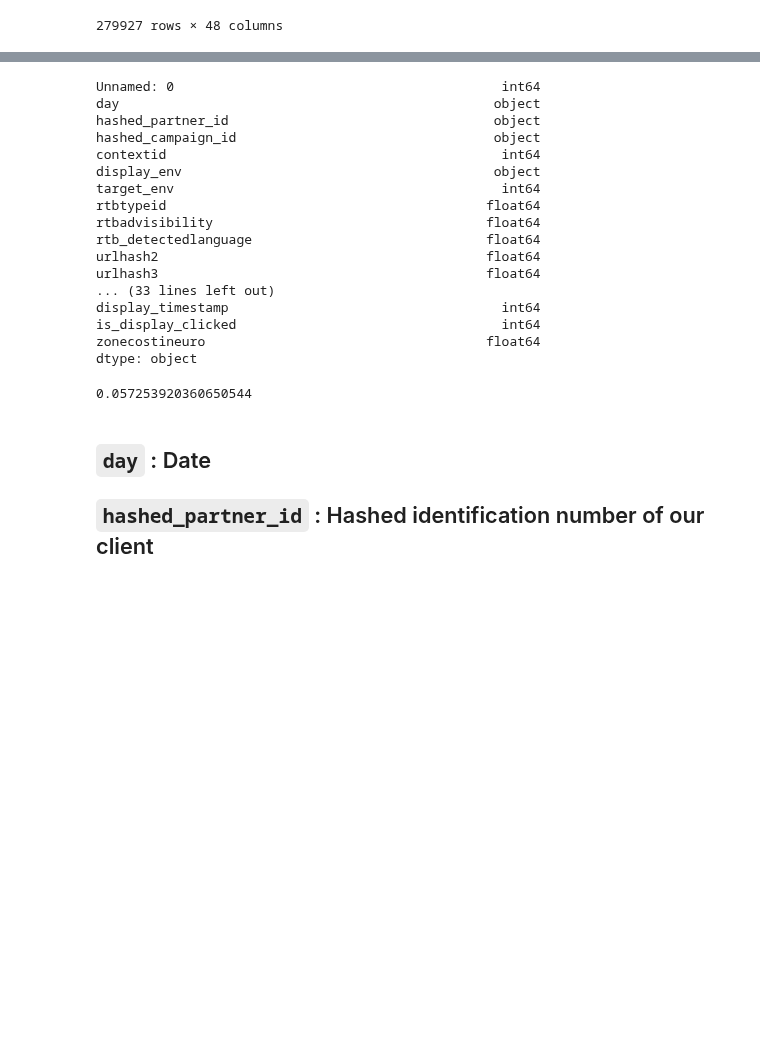
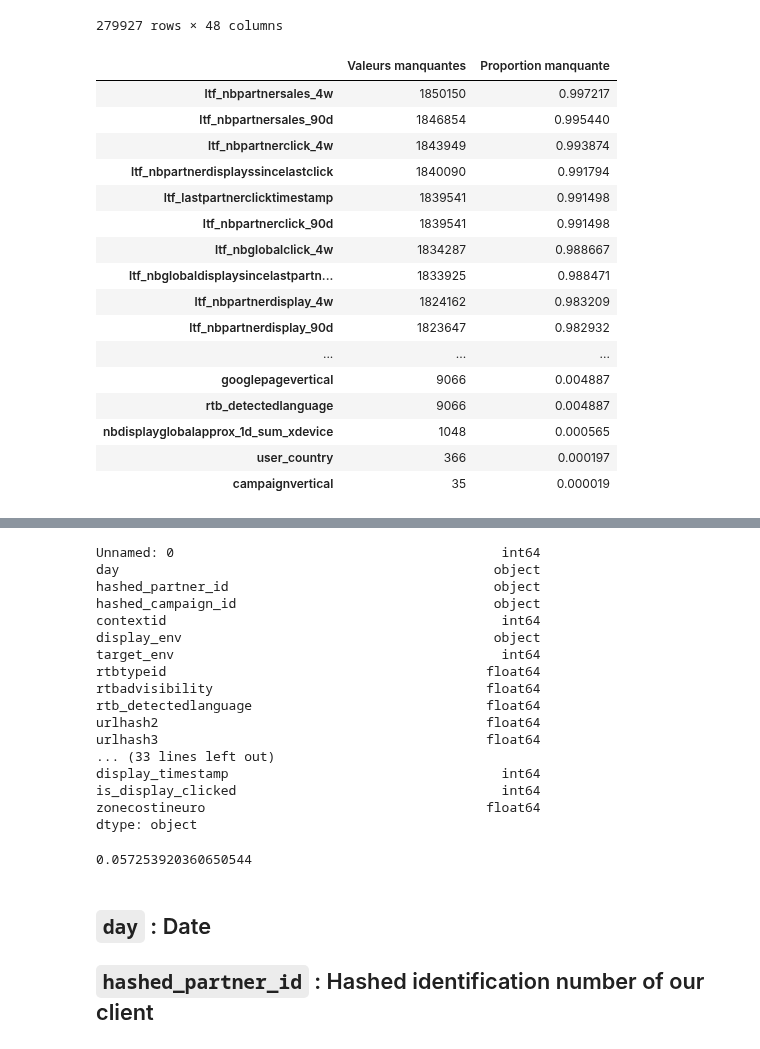
Before and after one commit to baptiste-pasquier/statapp, a Jupyter notebook: discovering.ipynb, the cells around one changed output, grey strips where cells are left out. Cells and saved outputs as stored; diff of their text form; code cells hidden in the pictures; blank space fills up the shorter version.

Commit message:
valeurs manquantes au départ

```diff
--- a/discovering.ipynb
+++ b/discovering.ipynb
@@ -52,6 +52,26 @@ df_test
 | 279925 | 280125 | 2020-10-20 | b'=\xa6\xeef\x99\xda\x1e\xb5-5\x8... | b"f|g\xd5T\xc8\xe2\x90\xc6\xc8\xf... | 9 | web | 1 | ... |
 | 279926 | 280126 | 2020-10-20 | b'=\xa6\xeef\x99\xda\x1e\xb5-5\x8... | b'7\xa0%5\x98\x02\x00\xe5\xa2\xfb... | 6 | web | 1 | ... |
 279927 rows × 48 columns
+# %%
+pd.DataFrame({"Valeurs manquantes":df[df.columns[df.isnull().sum() != 0]].isnull().sum(), "Proportion manquante":df[df.columns[df.isnull().sum() != 0]].isnull().sum()/len(df)}).sort_values("Proportion manquante", ascending=False)
+# %% [output]
+|  | Valeurs manquantes | Proportion manquante |
+| ltf_nbpartnersales_4w | 1850150 | 0.997217 |
+| ltf_nbpartnersales_90d | 1846854 | 0.995440 |
+| ltf_nbpartnerclick_4w | 1843949 | 0.993874 |
+| ltf_nbpartnerdisplayssincelastclick | 1840090 | 0.991794 |
+| ltf_lastpartnerclicktimestamp | 1839541 | 0.991498 |
+| ltf_nbpartnerclick_90d | 1839541 | 0.991498 |
+| ltf_nbglobalclick_4w | 1834287 | 0.988667 |
+| ltf_nbglobaldisplaysincelastpartn... | 1833925 | 0.988471 |
+| ltf_nbpartnerdisplay_4w | 1824162 | 0.983209 |
+| ltf_nbpartnerdisplay_90d | 1823647 | 0.982932 |
+| ... | ... | ... |
+| googlepagevertical | 9066 | 0.004887 |
+| rtb_detectedlanguage | 9066 | 0.004887 |
+| nbdisplayglobalapprox_1d_sum_xdevice | 1048 | 0.000565 |
+| user_country | 366 | 0.000197 |
+| campaignvertical | 35 | 0.000019 |
 # %%
 df.describe()
 # %% [output]
```
